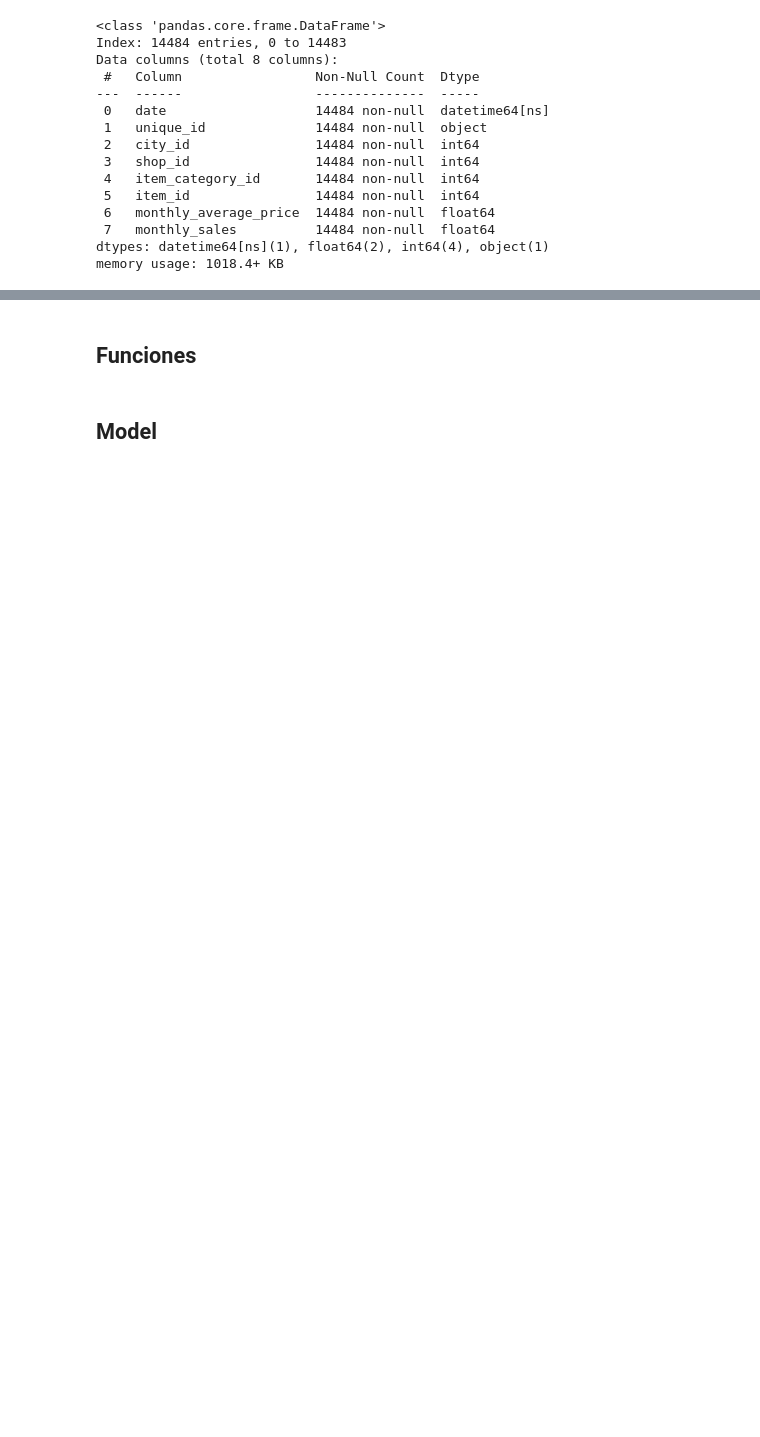
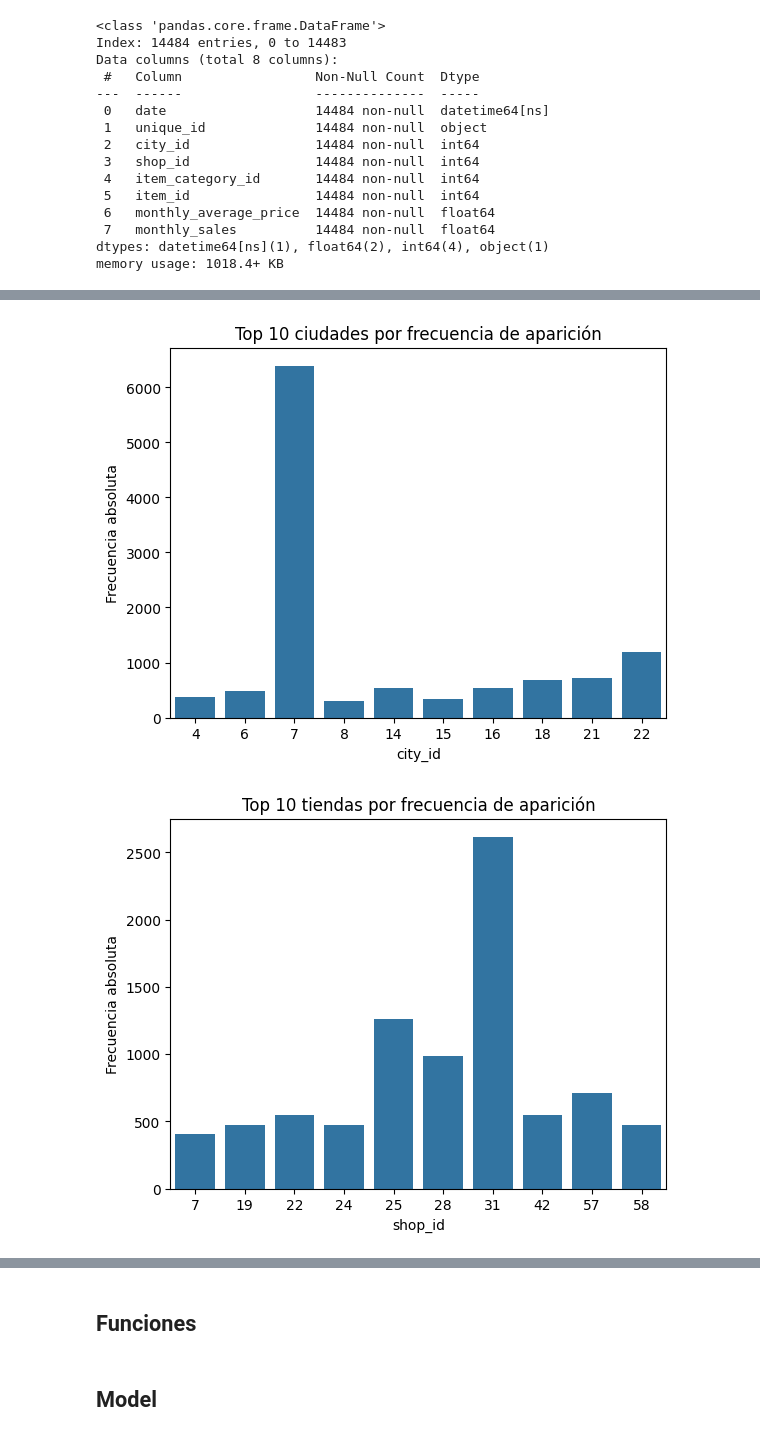
Before and after one commit to leoaguado/E3_Unsupervised_Machine_Learning, a Jupyter notebook: ML_time_series.ipynb, the cells around one changed output, grey strips where cells are left out. Drawn from its saved outputs; the diff is of its cells as text; code cells hidden in the pictures; blank space fills up the shorter version.

```diff
--- a/ML_time_series.ipynb
+++ b/ML_time_series.ipynb
@@ -370,0 +377,9 @@ memory usage: 1018.4+ KB
+# %%
+# Fequency Encoding - city ID / shop_id
+df_features = df.copy()
+
+for col in ['city_id', 'shop_id']:
+    freq_encoding = df_features[col].value_counts(normalize=True)
+    df_features[f'{col}_freq_enc'] = df_features[col].map(freq_encoding)
+
+df_features[['city_id', 'city_id_freq_enc', 'shop_id', 'shop_id_freq_enc']].head()
@@ -370,0 +393,18 @@ memory usage: 1018.4+ KB
+# %%
+# Visualización
+top_cities = df_features["city_id"].value_counts().head(10)
+sns.barplot(x=top_cities.index, y=top_cities.values)
+plt.title("Top 10 ciudades por frecuencia de aparición")
+plt.xlabel("city_id")
+plt.ylabel("Frecuencia absoluta")
+plt.show()
+
+top_shops = df_features["shop_id"].value_counts().head(10)
+sns.barplot(x=top_shops.index, y=top_shops.values)
+plt.title("Top 10 tiendas por frecuencia de aparición")
+plt.xlabel("shop_id")
+plt.ylabel("Frecuencia absoluta")
+plt.show()
+# %% [output]
+[figure, added]
+[figure, added]
```
Also changed, not shown: parts of 28 cells of this notebook.
